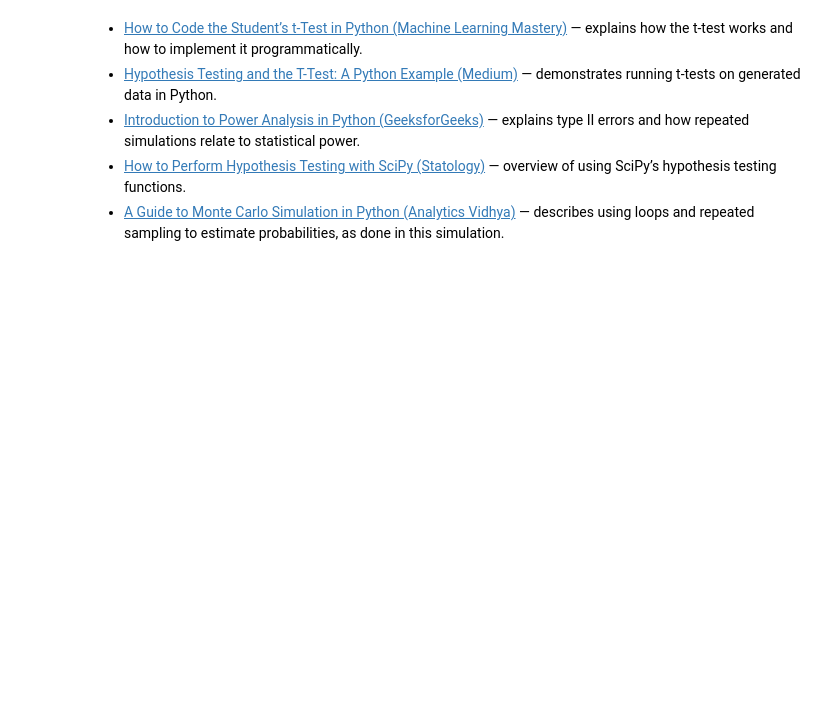
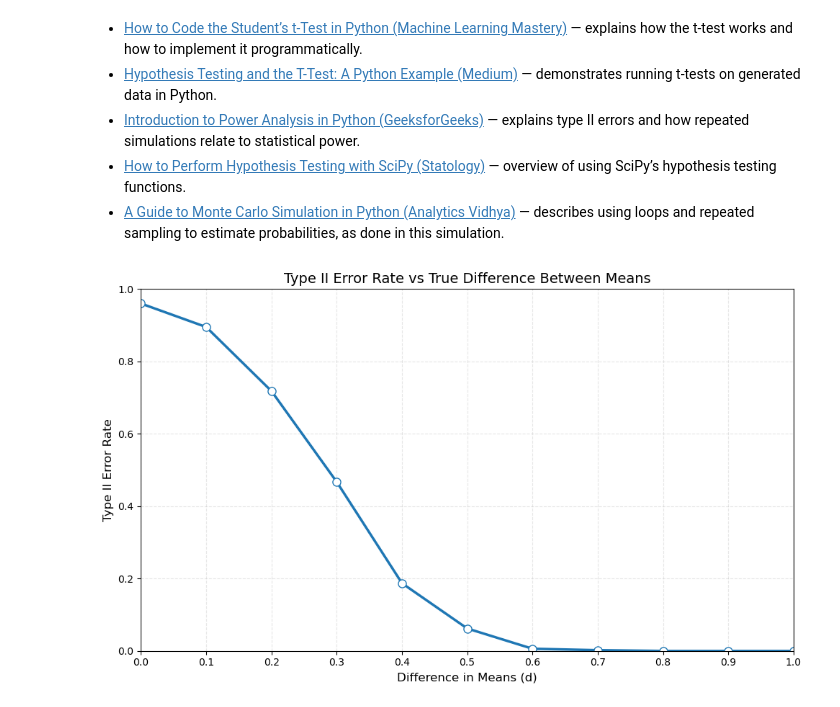
Before and after one commit to sarahembarry/applied-statistics-assessment, a Jupyter notebook: problems.ipynb, the cells around one changed output. Cells and saved outputs as stored; diff of their text form; code cells hidden in the pictures; blank space fills up the shorter version.

```diff
--- a/problems.ipynb
+++ b/problems.ipynb
@@ -275,3 +311,26 @@ type2_errors
 - [Introduction to Power Analysis in Python (GeeksforGeeks)](https://www.geeksforgeeks.org/python/introduction-to-power-analysis-in-python/) — explains type II errors and how repeated simulations relate to statistical power.
 - [How to Perform Hypothesis Testing with SciPy (Statology)](https://www.statology.org/how-perform-hypothesis-testing-scipy/) — overview of using SciPy’s hypothesis testing functions.
 - [A Guide to Monte Carlo Simulation in Python (Analytics Vidhya)](https://www.analyticsvidhya.com/blog/2021/07/a-guide-to-monte-carlo-simulation/) — describes using loops and repeated sampling to estimate probabilities, as done in this simulation.
+# %%
+# Plot the Type II error rate against d
+
+plt.figure(figsize=(10, 6))
+plt.plot(
+    d_values, type2_errors,
+    color='tab:blue',
+    marker='o',
+    markerfacecolor='white',
+    markersize=8,
+    linewidth=2.5
+)
+plt.xlabel('Difference in Means (d)', fontsize=12)
+plt.ylabel('Type II Error Rate', fontsize=12)
+plt.title('Type II Error Rate vs True Difference Between Means', fontsize=14)
+plt.xticks(d_values)
+plt.xlim(0, 1)
+plt.ylim(0, 1)
+plt.grid(alpha=0.3, linestyle='--')
+plt.tight_layout()
+plt.show()
+# %% [output]
+[figure, added]
```
Also changed, not shown: parts of 4 cells of this notebook, 1 other file.
